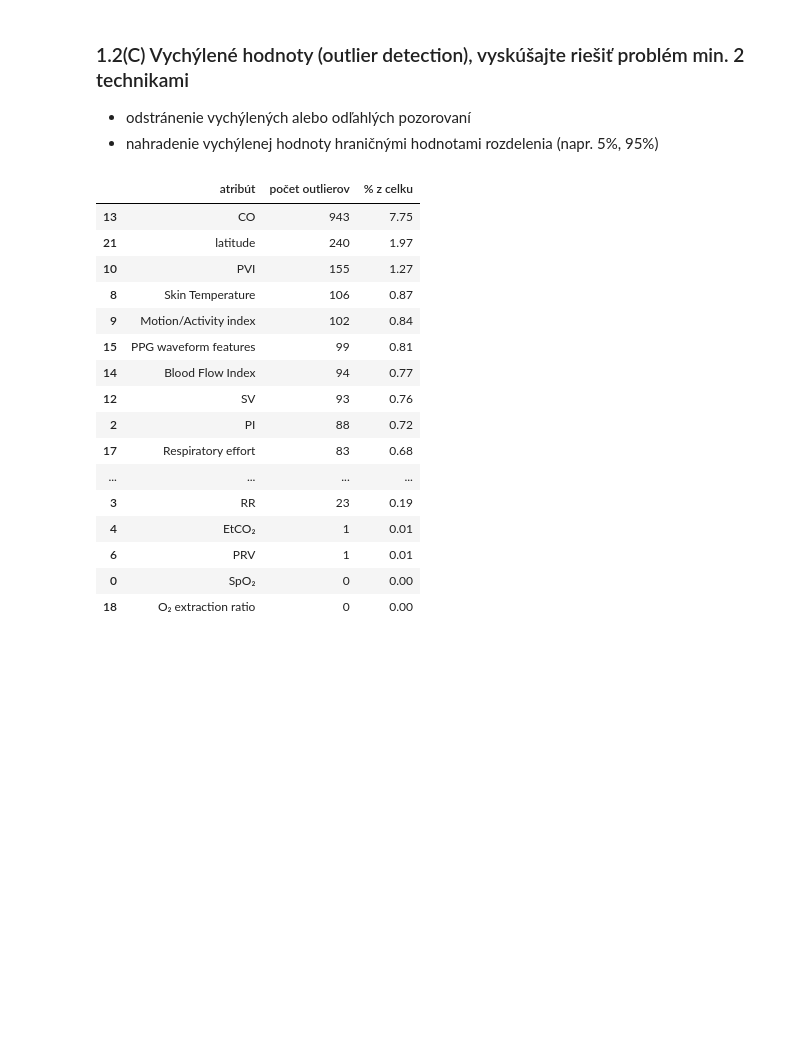
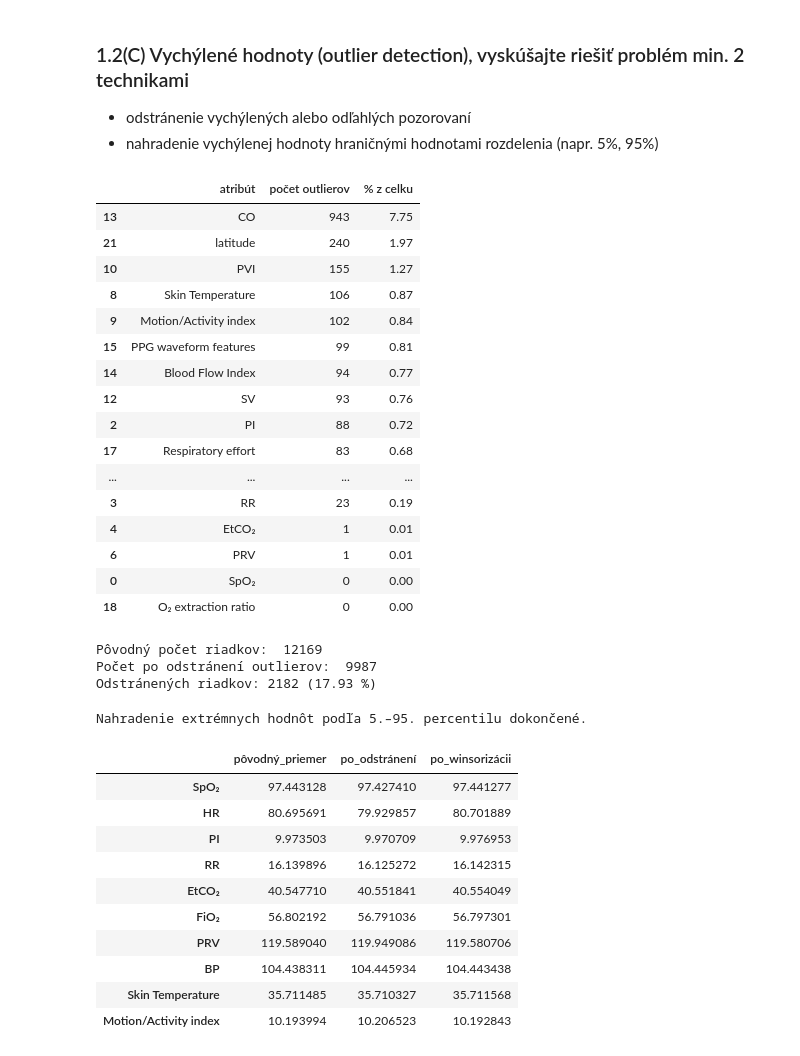
Before and after one commit to nikolasknapik/IAU_project, a Jupyter notebook: phase1.ipynb, the cells around one changed output. Cells and saved outputs as stored; diff of their text form; code cells hidden in the pictures; blank space fills up the shorter version.

```diff
--- a/phase1.ipynb
+++ b/phase1.ipynb
@@ -281,13 +481,32 @@ columns = df_obs.select_dtypes(include='number').columns
 
 for col in columns:
     quantile1, quantile3 = df_obs[col].quantile([0.25, 0.75])
-    iqr = quantile3 - quantile1
-    lower_limit, upper_limit = quantile1 - 1.5 * iqr, quantile3 + 1.5 * iqr
+    IQR = quantile3 - quantile1
+    lower_limit, upper_limit = quantile1 - 1.5 * IQR, quantile3 + 1.5 * IQR
     mask = (df_obs[col] < lower_limit) | (df_obs[col] > upper_limit)
     iqr_set.append((col, mask.sum(), round(mask.mean() * 100, 2)))
 
 iqr_df = pd.DataFrame(iqr_set, columns=['atribút', 'počet outlierov', '% z celku']).sort_values('% z celku', ascending=False)
 (display(iqr_df.head(20)))
+
+
+
+#odstranenie vychylenych hodnot cez IQR metodu
+
+df_no_outliers = df_obs.copy()
+columns_no_outliners = df_no_outliers.select_dtypes(include='number').columns
+
+for col in columns_no_outliners:
+    quantile1_no = df_no_outliers[col].quantile(0.25)
+    qquantile3_no = df_no_outliers[col].quantile(0.75)
+    IQR_no = qquantile3_no - quantile1_no
+    lower = quantile1_no - 1.5 * IQR_no
+    upper = qquantile3_no + 1.5 * IQR_no
+    df_no_outliers = df_no_outliers[(df_no_outliers[col] >= lower) & (df_no_outliers[col] <= upper)]
+
+print("Pôvodný počet riadkov: ", len(df_obs))
+print("Počet po odstránení outlierov: ",len(df_no_outliers))
+print(f"Odstránených riadkov: {len(df_obs) - len(df_no_outliers)} ({(1 - len(df_no_outliers)/len(df_obs))*100:.2f} %)")
 # %% [output]
 |  | atribút | počet outlierov | % z celku |
 | 13 | CO | 943 | 7.75 |
@@ -306,3 +525,36 @@ iqr_df = pd.DataFrame(iqr_set, columns=['atribút', 'počet outlierov', '% z cel
 | 6 | PRV | 1 | 0.01 |
 | 0 | SpO₂ | 0 | 0.00 |
 | 18 | O₂ extraction ratio | 0 | 0.00 |
+Pôvodný počet riadkov:  12169
+Počet po odstránení outlierov:  9987
+Odstránených riadkov: 2182 (17.93 %)
+# %%
+df_winsor = df_obs.copy()
+
+for col in df_winsor.select_dtypes(include='number').columns:
+    lower = df_winsor[col].quantile(0.05)
+    upper = df_winsor[col].quantile(0.95)
+    df_winsor[col] = df_winsor[col].clip(lower=lower, upper=upper)
+
+print("Nahradenie extrémnych hodnôt podľa 5.–95. percentilu dokončené.")
+# %% [output]
+Nahradenie extrémnych hodnôt podľa 5.–95. percentilu dokončené.
+# %%
+compare = pd.DataFrame({
+    'pôvodný_priemer': df_obs.mean(),
+    'po_odstránení': df_no_outliers.mean(),
+    'po_winsorizácii': df_winsor.mean()
+})
+display(compare[['pôvodný_priemer', 'po_odstránení', 'po_winsorizácii']].head(10))
+# %% [output]
+|  | pôvodný_priemer | po_odstránení | po_winsorizácii |
+| SpO₂ | 97.443128 | 97.427410 | 97.441277 |
+| HR | 80.695691 | 79.929857 | 80.701889 |
+| PI | 9.973503 | 9.970709 | 9.976953 |
+| RR | 16.139896 | 16.125272 | 16.142315 |
+| EtCO₂ | 40.547710 | 40.551841 | 40.554049 |
+| FiO₂ | 56.802192 | 56.791036 | 56.797301 |
+| PRV | 119.589040 | 119.949086 | 119.580706 |
+| BP | 104.438311 | 104.445934 | 104.443438 |
+| Skin Temperature | 35.711485 | 35.710327 | 35.711568 |
+| Motion/Activity index | 10.193994 | 10.206523 | 10.192843 |
```
Also changed, not shown: parts of 8 cells of this notebook.
